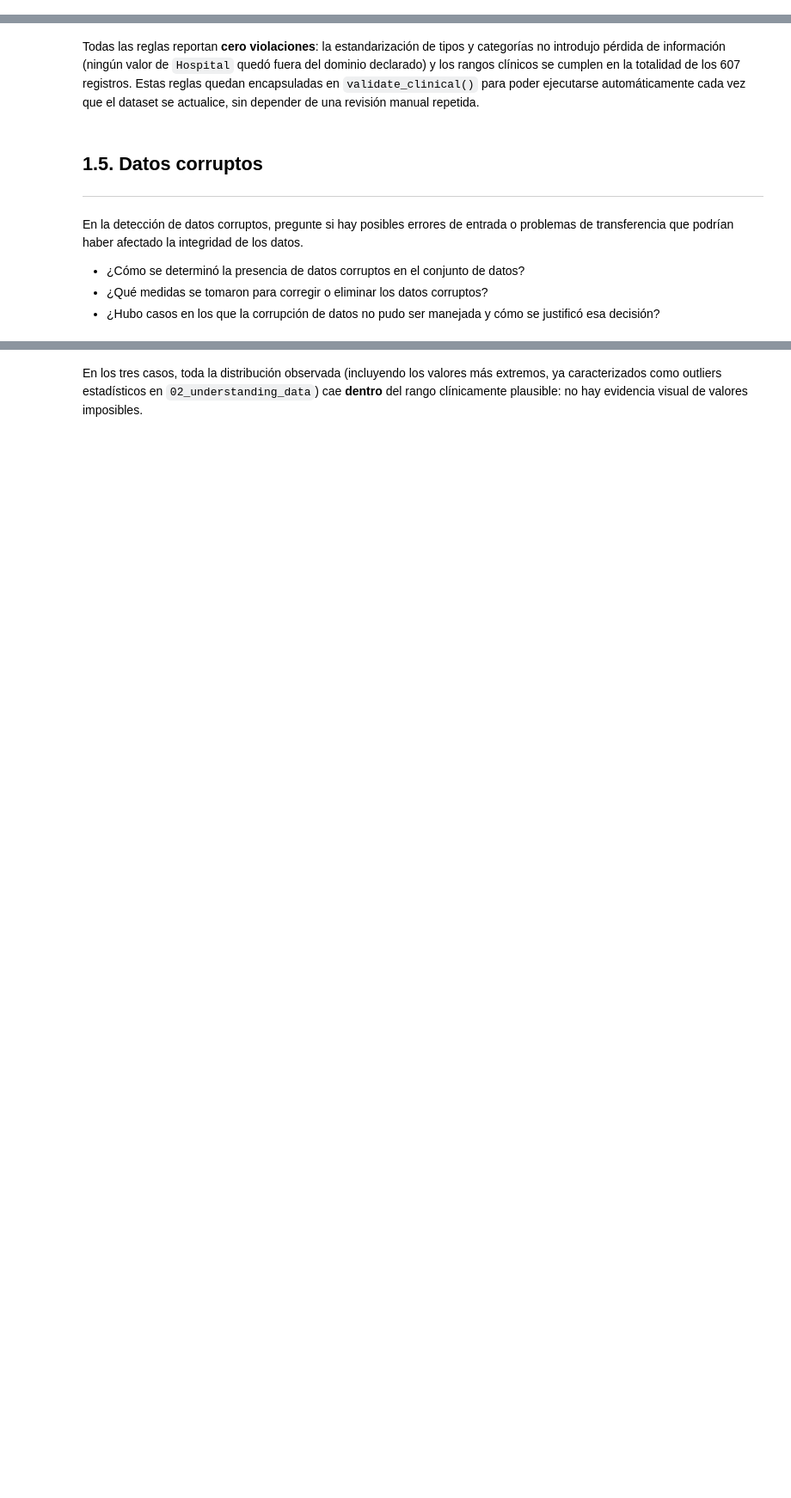
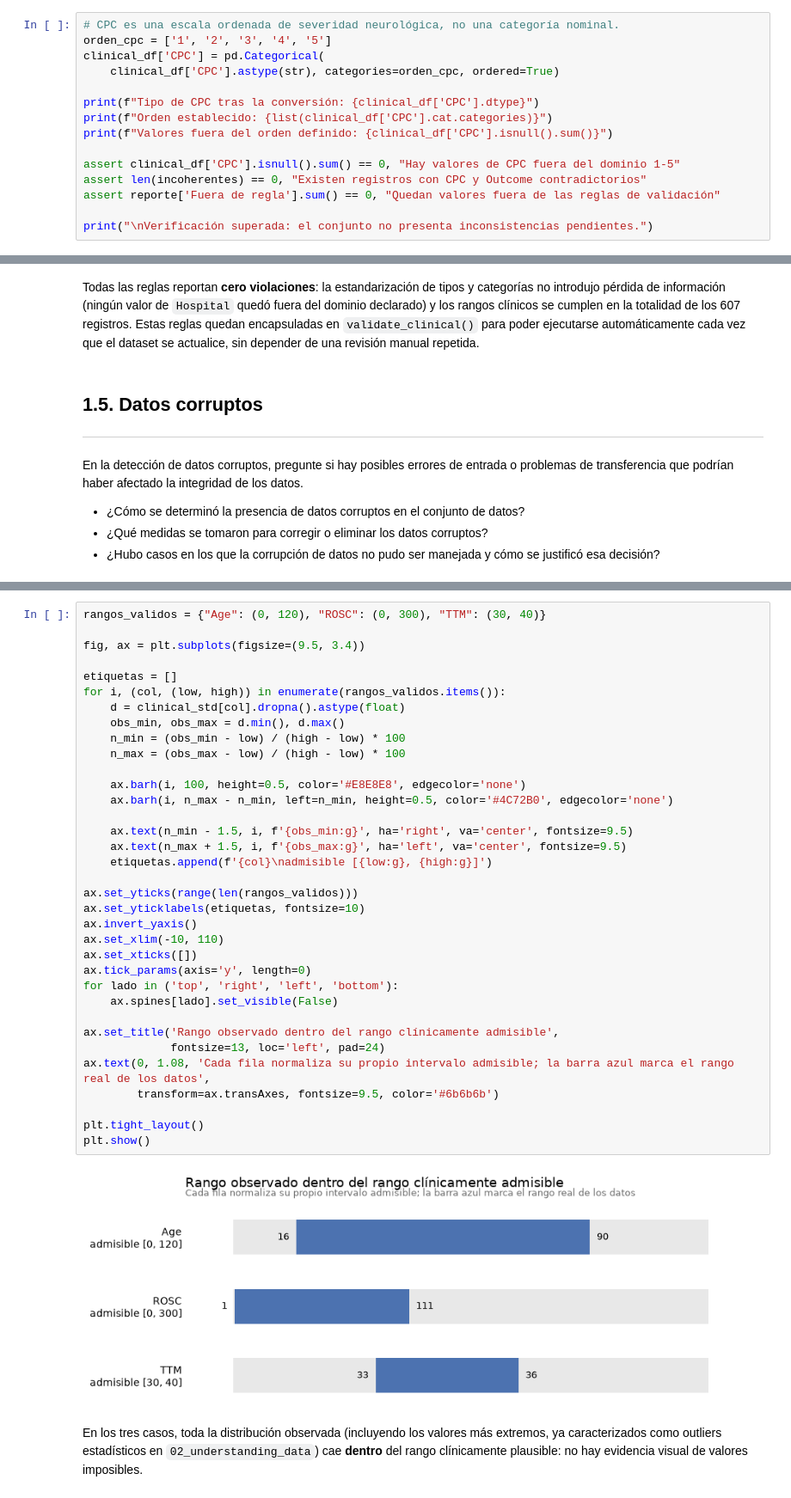
Before and after one commit to AlejandraJaramillo19/mlda-project_, a Jupyter notebook: notebooks/03_data_preparation/03_data_preparation.ipynb, the cells around one changed output, grey strips where cells are left out. Shown at 86% size. Saved outputs shown, nothing was run; the diff lists cells and outputs as text; blank space fills up the shorter version.

```diff
--- a/notebooks/03_data_preparation/03_data_preparation.ipynb
+++ b/notebooks/03_data_preparation/03_data_preparation.ipynb
@@ -2242,0 +2152,15 @@ validation_report
+# %%
+# CPC es una escala ordenada de severidad neurológica, no una categoría nominal.
+orden_cpc = ['1', '2', '3', '4', '5']
+clinical_df['CPC'] = pd.Categorical(
+    clinical_df['CPC'].astype(str), categories=orden_cpc, ordered=True)
+
+print(f"Tipo de CPC tras la conversión: {clinical_df['CPC'].dtype}")
+print(f"Orden establecido: {list(clinical_df['CPC'].cat.categories)}")
+print(f"Valores fuera del orden definido: {clinical_df['CPC'].isnull().sum()}")
+
+assert clinical_df['CPC'].isnull().sum() == 0, "Hay valores de CPC fuera del dominio 1-5"
+assert len(incoherentes) == 0, "Existen registros con CPC y Outcome contradictorios"
+assert reporte['Fuera de regla'].sum() == 0, "Quedan valores fuera de las reglas de validación"
+
+print("\nVerificación superada: el conjunto no presenta inconsistencias pendientes.")
@@ -2302,3 +2387,40 @@ plt.show()
+# %%
+rangos_validos = {"Age": (0, 120), "ROSC": (0, 300), "TTM": (30, 40)}
+
+fig, ax = plt.subplots(figsize=(9.5, 3.4))
+
+etiquetas = []
+for i, (col, (low, high)) in enumerate(rangos_validos.items()):
+    d = clinical_std[col].dropna().astype(float)
+    obs_min, obs_max = d.min(), d.max()
+    n_min = (obs_min - low) / (high - low) * 100
+    n_max = (obs_max - low) / (high - low) * 100
+
+    ax.barh(i, 100, height=0.5, color='#E8E8E8', edgecolor='none')
+    ax.barh(i, n_max - n_min, left=n_min, height=0.5, color='#4C72B0', edgecolor='none')
+
+    ax.text(n_min - 1.5, i, f'{obs_min:g}', ha='right', va='center', fontsize=9.5)
+    ax.text(n_max + 1.5, i, f'{obs_max:g}', ha='left', va='center', fontsize=9.5)
+    etiquetas.append(f'{col}\nadmisible [{low:g}, {high:g}]')
+
+ax.set_yticks(range(len(rangos_validos)))
+ax.set_yticklabels(etiquetas, fontsize=10)
+ax.invert_yaxis()
+ax.set_xlim(-10, 110)
+ax.set_xticks([])
+ax.tick_params(axis='y', length=0)
+for lado in ('top', 'right', 'left', 'bottom'):
+    ax.spines[lado].set_visible(False)
+
+ax.set_title('Rango observado dentro del rango clínicamente admisible',
+             fontsize=13, loc='left', pad=24)
+ax.text(0, 1.08, 'Cada fila normaliza su propio intervalo admisible; la barra azul marca el rango real de los datos',
+        transform=ax.transAxes, fontsize=9.5, color='#6b6b6b')
+
+plt.tight_layout()
+plt.show()
+# %% [output]
+[figure, added]
 # %% [markdown]
 En los tres casos, toda la distribución observada (incluyendo los valores
 más extremos, ya caracterizados como outliers estadísticos en
```
Also changed, not shown: parts of 59 cells of this notebook.
